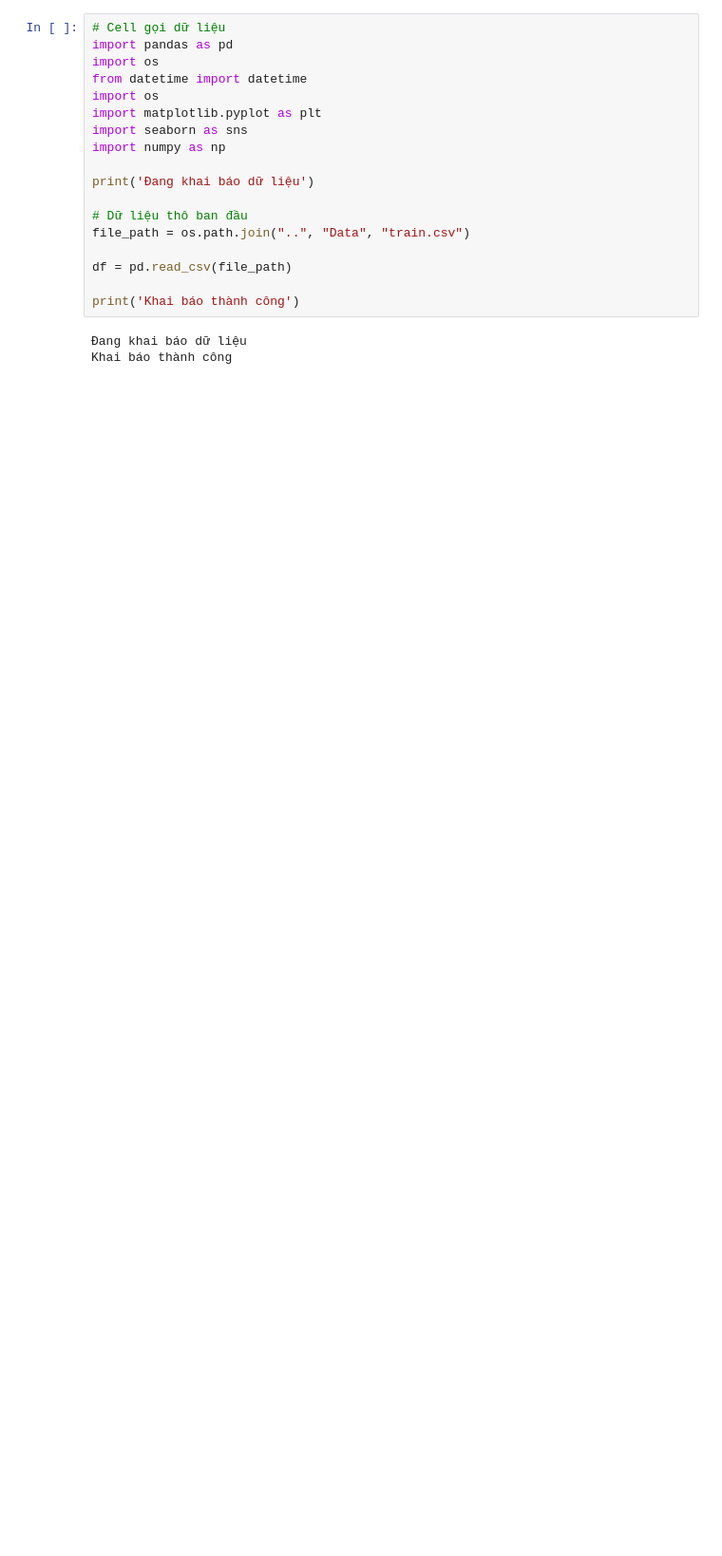
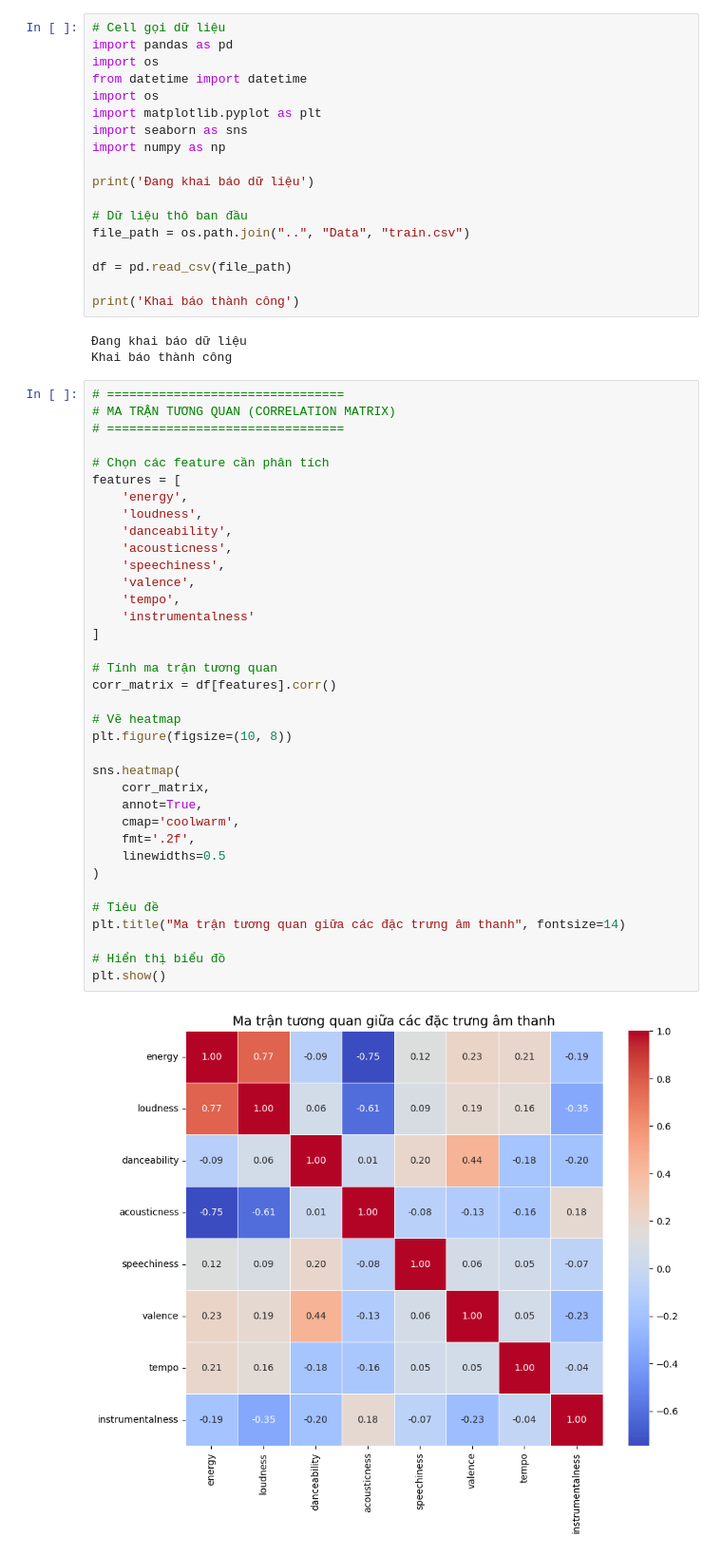
Before and after one commit to Dibenz204/Nhom07_SGU26_ML_MusicGenreClassification, a Jupyter notebook: EDA/MultivariateAnalysis.ipynb, the cells around one changed output. Shown at 95% size. Saved outputs shown, nothing was run; the diff lists cells and outputs as text; blank space fills up the shorter version.

```diff
--- a/EDA/MultivariateAnalysis.ipynb
+++ b/EDA/MultivariateAnalysis.ipynb
@@ -19,3 +19,41 @@ print('Khai báo thành công')
 # %% [output]
 Đang khai báo dữ liệu
 Khai báo thành công
+# %%
+# ================================
+# MA TRẬN TƯƠNG QUAN (CORRELATION MATRIX)
+# ================================
+
+# Chọn các feature cần phân tích
+features = [
+    'energy',
+    'loudness',
+    'danceability',
+    'acousticness',
+    'speechiness',
+    'valence',
+    'tempo',
+    'instrumentalness'
+]
+
+# Tính ma trận tương quan
+corr_matrix = df[features].corr()
+
+# Vẽ heatmap
+plt.figure(figsize=(10, 8))
+
+sns.heatmap(
+    corr_matrix,
+    annot=True,
+    cmap='coolwarm',
+    fmt='.2f',
+    linewidths=0.5
+)
+
+# Tiêu đề
+plt.title("Ma trận tương quan giữa các đặc trưng âm thanh", fontsize=14)
+
+# Hiển thị biểu đồ
+plt.show()
+# %% [output]
+[figure, added]
```
Also changed, not shown: parts of 4 cells of this notebook.
